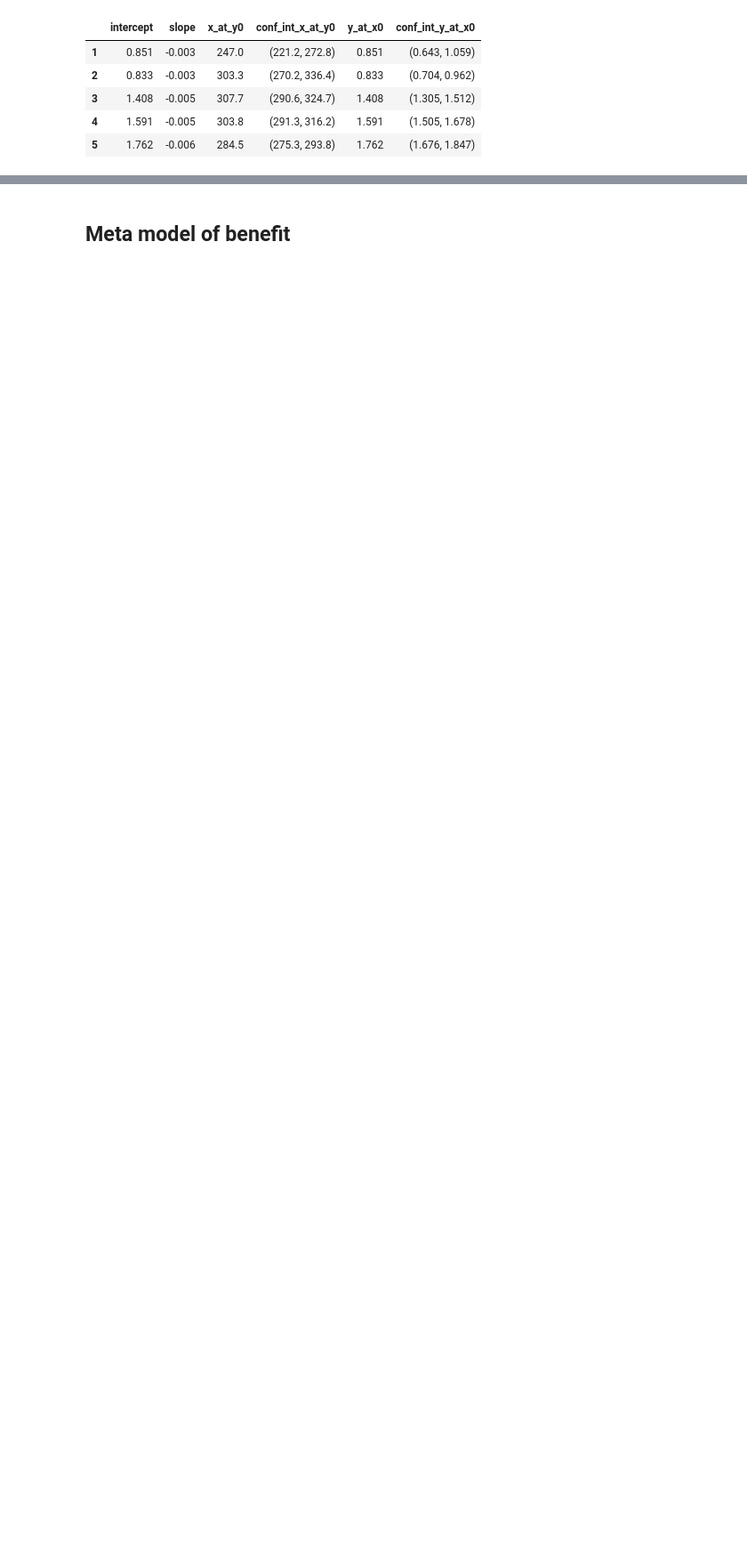
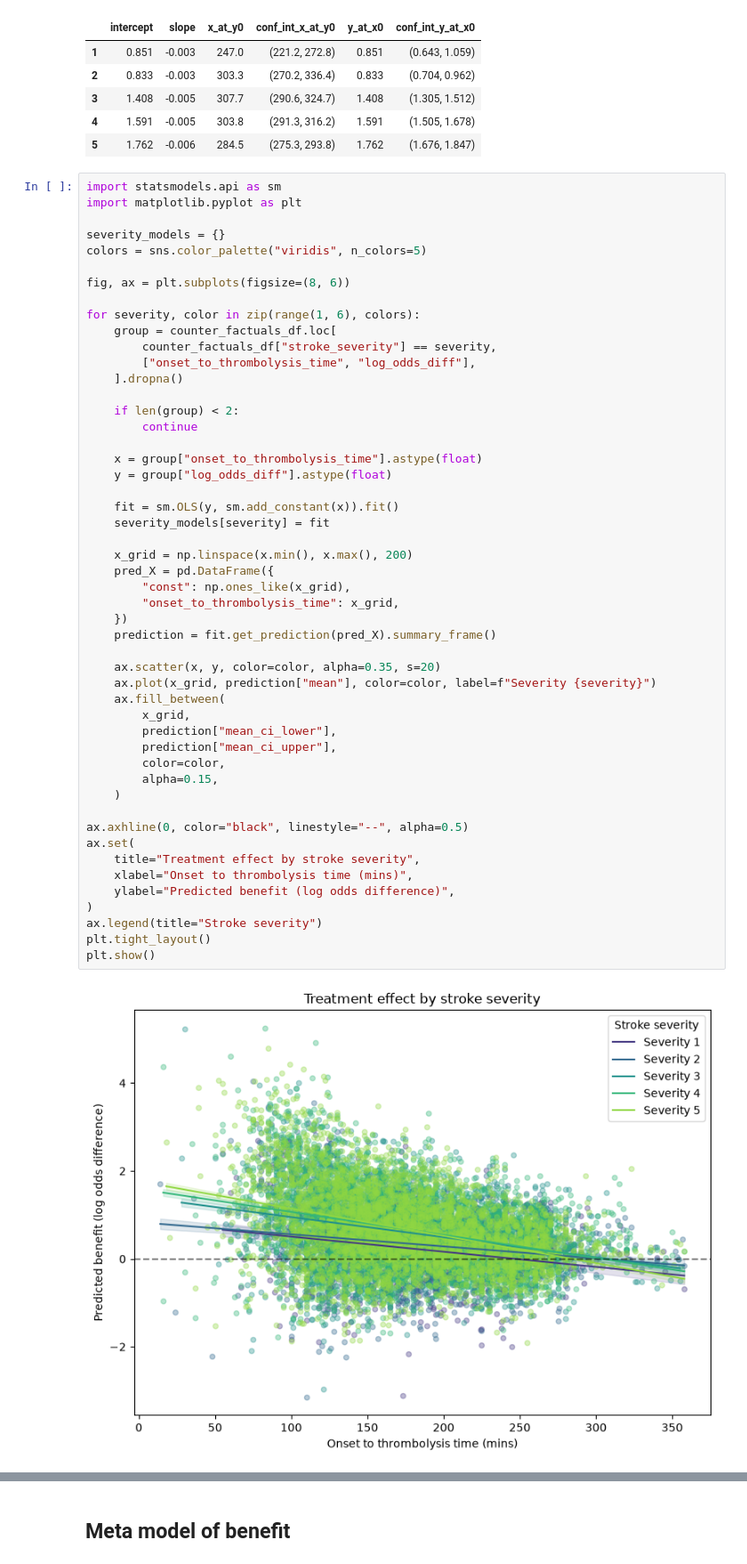
Before and after one commit to samuel-book/samuel-3, a Jupyter notebook: 5_ml_s_learner/02_mild_thrombolysis_s_learner_mRS_2.ipynb, the cells around one changed output, grey strips where cells are left out. Shown at 89% size. Saved outputs shown, nothing was run; the diff lists cells and outputs as text; blank space fills up the shorter version.

```diff
--- a/5_ml_s_learner/02_mild_thrombolysis_s_learner_mRS_2.ipynb
+++ b/5_ml_s_learner/02_mild_thrombolysis_s_learner_mRS_2.ipynb
@@ -586,3 +586,55 @@ severity_results_df.round(3)
 | 3 | 1.408 | -0.005 | 307.7 | (290.6, 324.7) | 1.408 | (1.305, 1.512) |
 | 4 | 1.591 | -0.005 | 303.8 | (291.3, 316.2) | 1.591 | (1.505, 1.678) |
 | 5 | 1.762 | -0.006 | 284.5 | (275.3, 293.8) | 1.762 | (1.676, 1.847) |
+# %%
+import statsmodels.api as sm
+import matplotlib.pyplot as plt
+
+severity_models = {}
+colors = sns.color_palette("viridis", n_colors=5)
+
+fig, ax = plt.subplots(figsize=(8, 6))
+
+for severity, color in zip(range(1, 6), colors):
+    group = counter_factuals_df.loc[
+        counter_factuals_df["stroke_severity"] == severity,
+        ["onset_to_thrombolysis_time", "log_odds_diff"],
+    ].dropna()
+
+    if len(group) < 2:
+        continue
+
+    x = group["onset_to_thrombolysis_time"].astype(float)
+    y = group["log_odds_diff"].astype(float)
+
+    fit = sm.OLS(y, sm.add_constant(x)).fit()
+    severity_models[severity] = fit
+
+    x_grid = np.linspace(x.min(), x.max(), 200)
+    pred_X = pd.DataFrame({
+        "const": np.ones_like(x_grid),
+        "onset_to_thrombolysis_time": x_grid,
+    })
+    prediction = fit.get_prediction(pred_X).summary_frame()
+
+    ax.scatter(x, y, color=color, alpha=0.35, s=20)
+    ax.plot(x_grid, prediction["mean"], color=color, label=f"Severity {severity}")
+    ax.fill_between(
+        x_grid,
+        prediction["mean_ci_lower"],
+        prediction["mean_ci_upper"],
+        color=color,
+        alpha=0.15,
+    )
+
+ax.axhline(0, color="black", linestyle="--", alpha=0.5)
+ax.set(
+    title="Treatment effect by stroke severity",
+    xlabel="Onset to thrombolysis time (mins)",
+    ylabel="Predicted benefit (log odds difference)",
+)
+ax.legend(title="Stroke severity")
+plt.tight_layout()
+plt.show()
+# %% [output]
+[figure, added]
```
Also changed, not shown: parts of 4 cells of this notebook, 2 other files.
